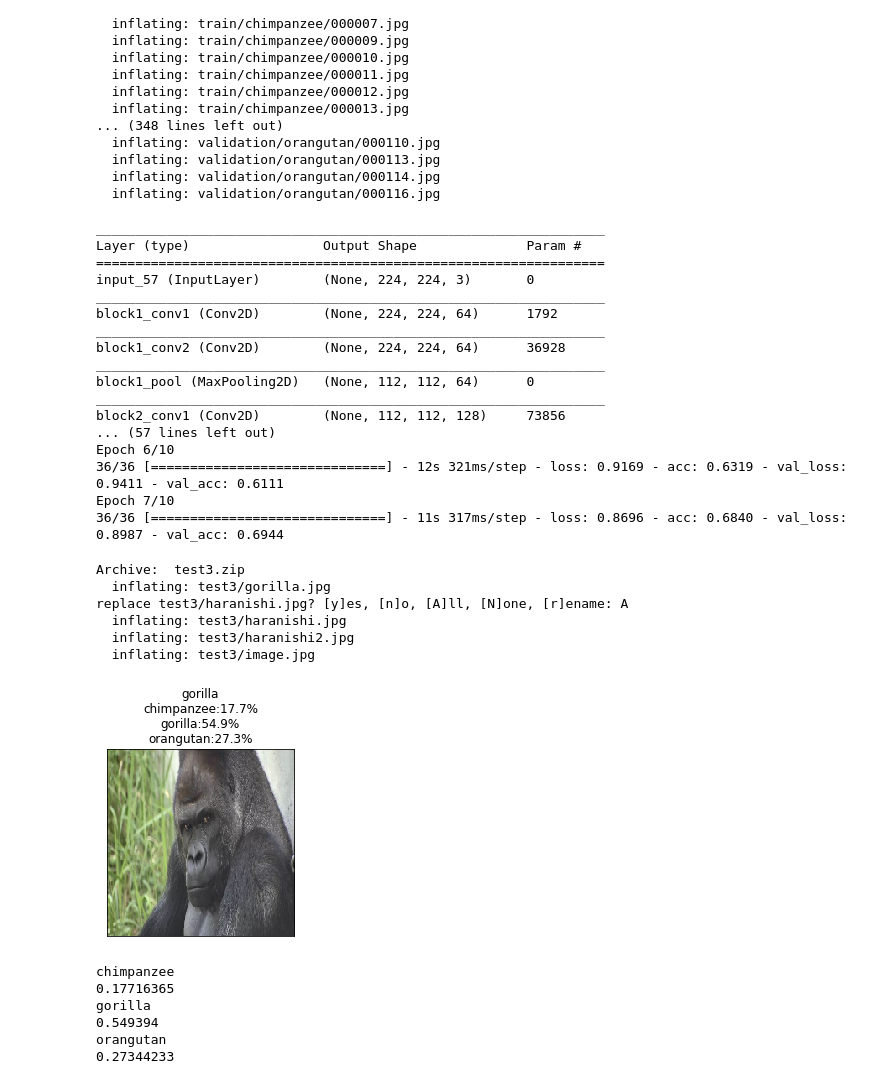
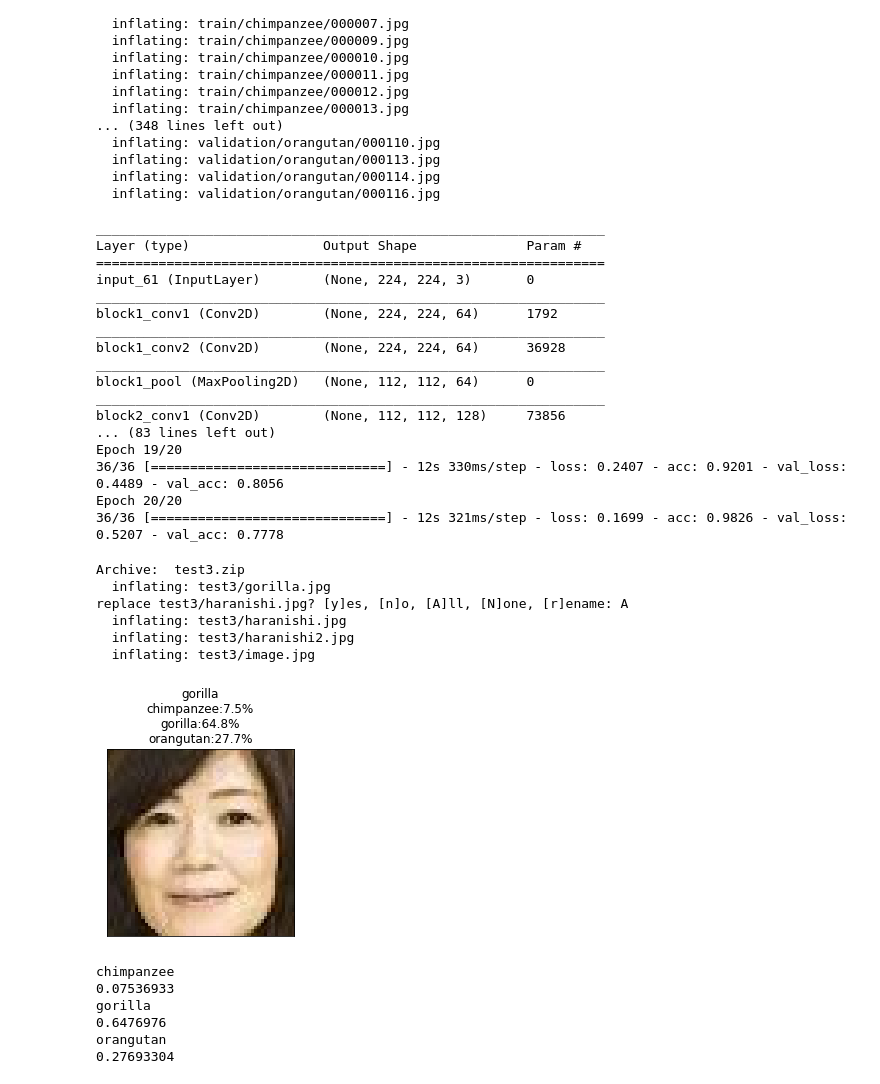
Before and after one commit to Ryotaro-Hayashi/team-a, a Jupyter notebook: sample_ver3.ipynb, the cells around one changed output. Drawn from its saved outputs; the diff is of its cells as text; code cells hidden in the pictures.

```diff
--- a/sample_ver3.ipynb
+++ b/sample_ver3.ipynb
@@ -106,7 +106,7 @@ validation_generator = test_datagen.flow_from_directory(
 
 hist = model.fit_generator(train_generator,
    steps_per_epoch=NUM_TRAINING//BATCH_SIZE,
-   epochs=20,
+   epochs=40,
    verbose=1,
    validation_data=validation_generator,
    validation_steps=NUM_VALIDATION//BATCH_SIZE,
@@ -117,7 +117,7 @@ model.save('monkey.hdf5')
 _________________________________________________________________
 Layer (type)                 Output Shape              Param #
 =================================================================
-input_57 (InputLayer)        (None, 224, 224, 3)       0
+input_61 (InputLayer)        (None, 224, 224, 3)       0
 _________________________________________________________________
 block1_conv1 (Conv2D)        (None, 224, 224, 64)      1792
 _________________________________________________________________
@@ -126,11 +126,11 @@ _________________________________________________________________
 block1_pool (MaxPooling2D)   (None, 112, 112, 64)      0
 _________________________________________________________________
 block2_conv1 (Conv2D)        (None, 112, 112, 128)     73856
-... (57 lines left out)
-Epoch 6/10
-36/36 [==============================] - 12s 321ms/step - loss: 0.9169 - acc: 0.6319 - val_loss: 0.9411 - val_acc: 0.6111
-Epoch 7/10
-36/36 [==============================] - 11s 317ms/step - loss: 0.8696 - acc: 0.6840 - val_loss: 0.8987 - val_acc: 0.6944
+... (83 lines left out)
+Epoch 19/20
+36/36 [==============================] - 12s 330ms/step - loss: 0.2407 - acc: 0.9201 - val_loss: 0.4489 - val_acc: 0.8056
+Epoch 20/20
+36/36 [==============================] - 12s 321ms/step - loss: 0.1699 - acc: 0.9826 - val_loss: 0.5207 - val_acc: 0.7778
 # %%
 upload_file_2 = drive.CreateFile()
 upload_file_2.SetContentFile("monkey.hdf5")
@@ -198,7 +198,7 @@ files=os.listdir(display_dir)
 
 
 # 画像の読み込み
-image_gs = cv2.imread("test3/gorilla.jpg")
+image_gs = cv2.imread("test3/haranishi.jpg")
 
 # 顔認識用特徴量ファイルを読み込む --- （カスケードファイルのパスを指定）
 cascade = cv2.CascadeClassifier("./haarcascade_frontalface_alt.xml")
@@ -207,45 +207,48 @@ face = cascade.detectMultiScale(image_gs)
 
 
 
-if not face:
-    #そのまま保存
-    cv2.imwrite('test3/face_cut.jpg', image_gs)
+if face.all():
 
-else:
     for x,y,w,h in face:
         face_cut = image_gs[y:y+h, x:x+w]
     #切り抜き保存！
     cv2.imwrite('test3/face_cut.jpg', face_cut)
 
+else:
+
+
+    #そのまま保存
+    cv2.imwrite('test3/face_cut.jpg', image_gs)
+
 plt.figure(figsize=(20,20))
 for i in range(1):
-    temp_img=load_img(os.path.join(display_dir,"gorilla.jpg"),target_size=(224,224))
+    temp_img=load_img(os.path.join(display_dir,"haranishi.jpg"),target_size=(224,224))
     temp_img_cut=load_img(os.path.join(display_dir,"face_cut.jpg"),target_size=(224,224))
 
     plt.subplot(5,5,i+1)
     plt.imshow(temp_img_cut)
 
     temp_img_array=img_to_array(temp_img_cut)
     temp_img_array=temp_img_array.astype('float32')/255.0
     temp_img_array=temp_img_array.reshape((1,224,224,3))
 
     img_pred=model.predict(temp_img_array)
     a=Decimal(str(img_pred[0][0]*100)).quantize(Decimal('0.1'), rounding=ROUND_HALF_UP)
     b=Decimal(str(img_pred[0][1]*100)).quantize(Decimal('0.1'), rounding=ROUND_HALF_UP)
     c=Decimal(str(img_pred[0][2]*100)).quantize(Decimal('0.1'), rounding=ROUND_HALF_UP)
     plt.title(label[np.argmax(img_pred)]+'\n'+label[0]+':'+str(a)+'%'+'\n'+label[1]+':'+str(b)+'%'+'\n'+label[2]+':'+str(c)+'%')
 
     plt.xticks([]),plt.yticks([])
 
 plt.show()
 for j in range(3):
     print (label[j])
     print (img_pred[0][j])
 # %% [output]
-[figure, old version]
+[figure, new version]
 chimpanzee
-0.17716365
+0.07536933
 gorilla
-0.549394
+0.6476976
 orangutan
-0.27344233
+0.27693304
```
